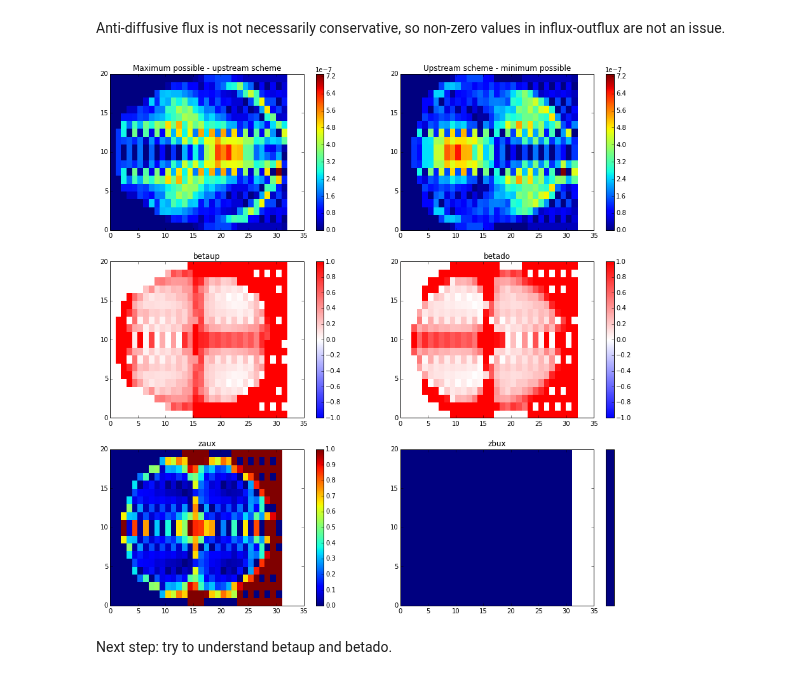
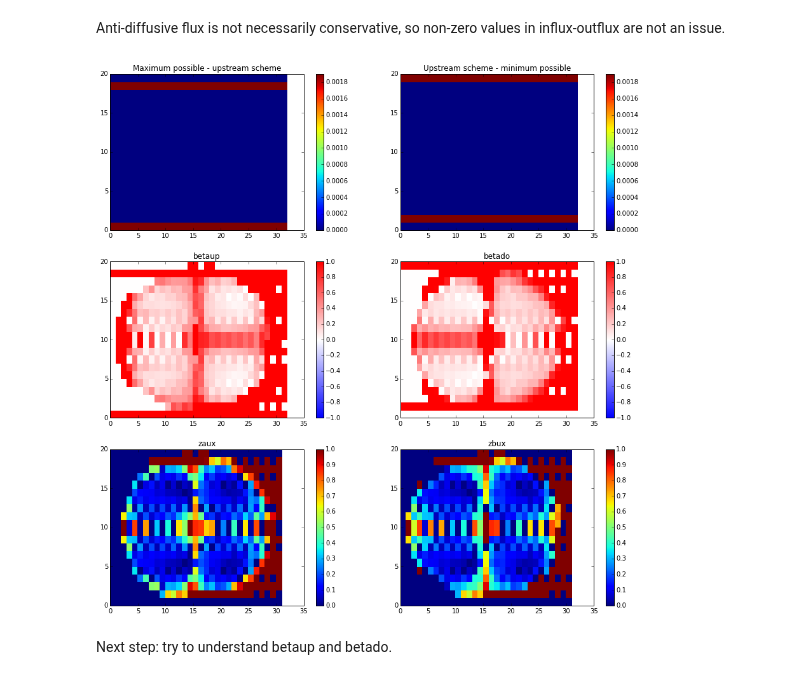
Before and after one commit to UBC-MOAD/pa-th-simple, a Jupyter notebook: prelim-model/Evaluation of 2D TVD - Step 4.ipynb, the cells around one changed output. Saved outputs shown, nothing was run; the diff lists cells and outputs as text; code cells hidden in the pictures.

Commit message:
Working nb with betaup and betado > 0

```diff
--- a/prelim-model/Evaluation of 2D TVD - Step 4.ipynb
+++ b/prelim-model/Evaluation of 2D TVD - Step 4.ipynb
@@ -63,7 +63,7 @@ n_upx = sign_ux * (sign_ux + 1)/2
 conc = h
 p_upz = p_upz_p
 n_upz = n_upz_p
-sinkrate = 0
+sinkrate = S
 # %%
 # TVD code - check dissolved calculation
 # grid
@@ -283,35 +283,35 @@ betado = (tau_up - conc_do) / (fneg*dt + vsmall)
 # plot
 fig, axs = plt.subplots(3,2,figsize=(15,15))
 
 mesh = axs[0,0].pcolormesh(conc_up - tau_up)
 axs[0,0].set_title('Maximum possible - upstream scheme')
 cbar = fig.colorbar(mesh, ax=axs[0,0])
 
 mesh = axs[0,1].pcolormesh(tau_up - conc_do)
 axs[0,1].set_title('Upstream scheme - minimum possible')
 cbar = fig.colorbar(mesh, ax=axs[0,1])
 
 test = axs[1,0].pcolormesh(betaup, cmap = 'bwr', vmin=-1, vmax=1)
 axs[1,0].set_title('betaup')
 cbar = fig.colorbar(test, ax=axs[1,0])
 
 test = axs[1,1].pcolormesh(betado, cmap = 'bwr', vmin=-1, vmax=1)
 axs[1,1].set_title('betado')
 cbar = fig.colorbar(test, ax=axs[1,1])
 
 zaux = np.zeros((nz,nx))
 zaux[:,0:nx-1] = np.minimum(np.ones(nx-1),np.minimum(betado[:,:nx-1], betaup[:,1:]))
 mesh = axs[2,0].pcolormesh(zaux[:,:nx-1])
 axs[2,0].set_title('zaux')
 cbar = fig.colorbar(mesh, ax=axs[2,0])
 
 zbux = np.zeros((nz,nx))
-zaux[:,0:nx-1] = np.minimum(np.ones(nx-1),np.minimum(betaup[:,:nx-1], betado[:,1:]))
+zbux[:,0:nx-1] = np.minimum(np.ones(nx-1),np.minimum(betaup[:,:nx-1], betado[:,1:]))
 mesh = axs[2,1].pcolormesh(zbux[:,:nx-1])
 axs[2,1].set_title('zbux')
 cbar = fig.colorbar(mesh, ax=axs[2,1])
 # %% [output]
-[figure, old version]
+[figure, new version]
 # %% [markdown]
 Next step: try to understand betaup and betado.
 # %% [markdown]
```
Also changed, not shown: parts of 6 cells of this notebook.
